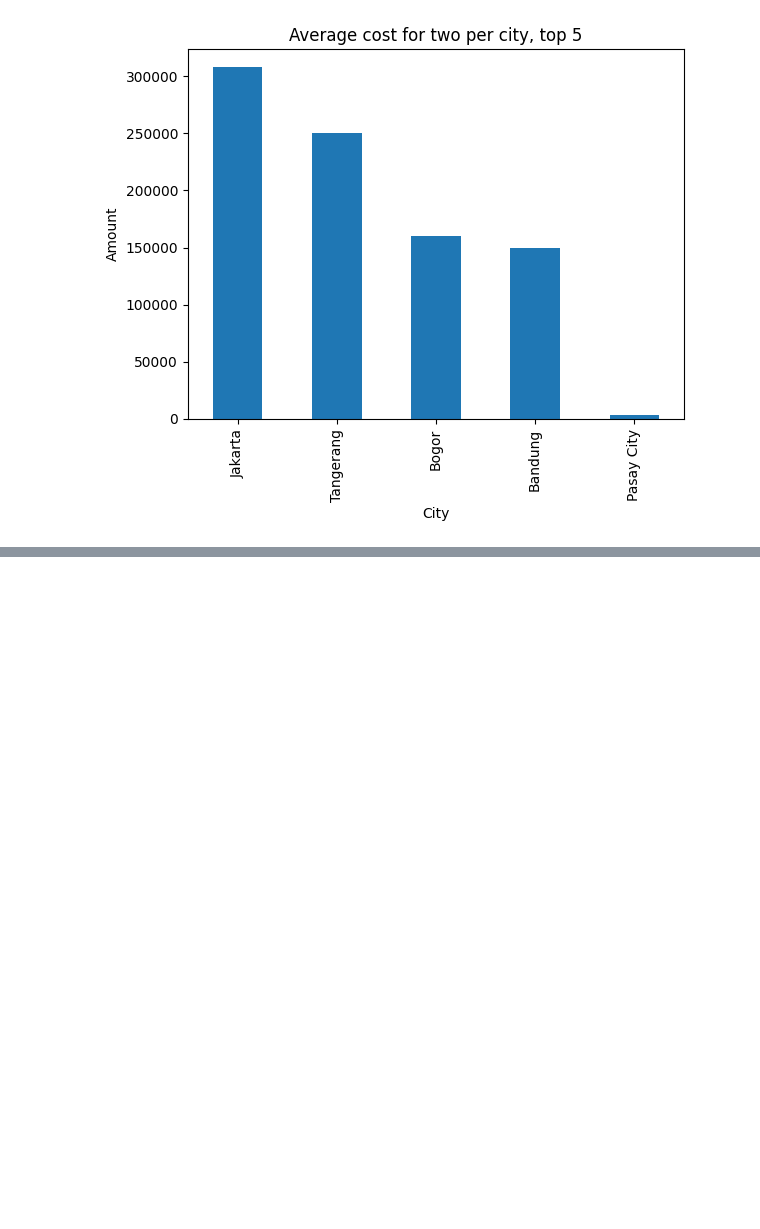
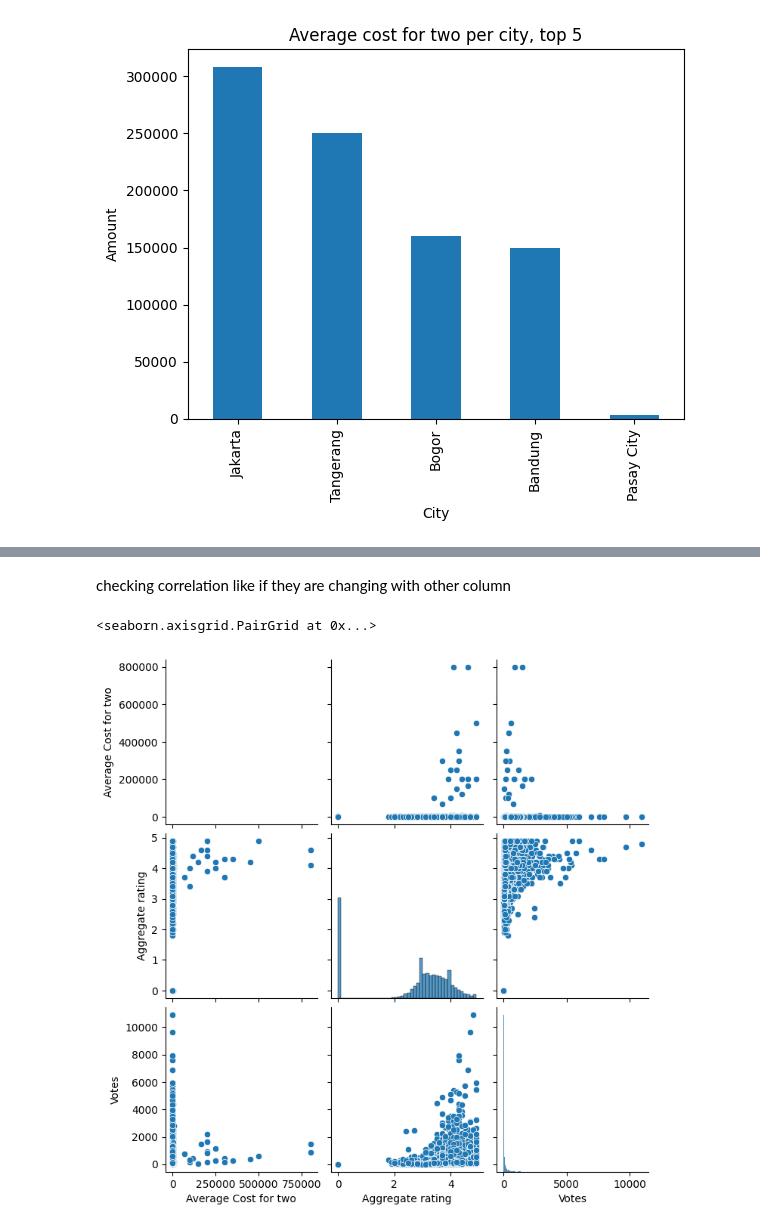
Before and after one commit to dhruv21csu155/Restaurant-Rating-Prediction, a Jupyter notebook: Restaurant Rating Prediction System.ipynb, the cells around one changed output, grey strips where cells are left out. Saved outputs shown, nothing was run; the diff lists cells and outputs as text; code cells hidden in the pictures; blank space fills up the shorter version.

```diff
--- a/Restaurant Rating Prediction System.ipynb
+++ b/Restaurant Rating Prediction System.ipynb
@@ -241,0 +240,7 @@ data[data["Votes"] != 0]
+# %% [markdown]
+checking correlation like if they are changing with other column
+# %%
+sns.pairplot(df[["Average Cost for two","Aggregate rating","Votfes"]])
+# %% [output]
+<seaborn.axisgrid.PairGrid at 0x...>
+[figure, added]
```
Also changed, not shown: parts of 2 cells of this notebook.
